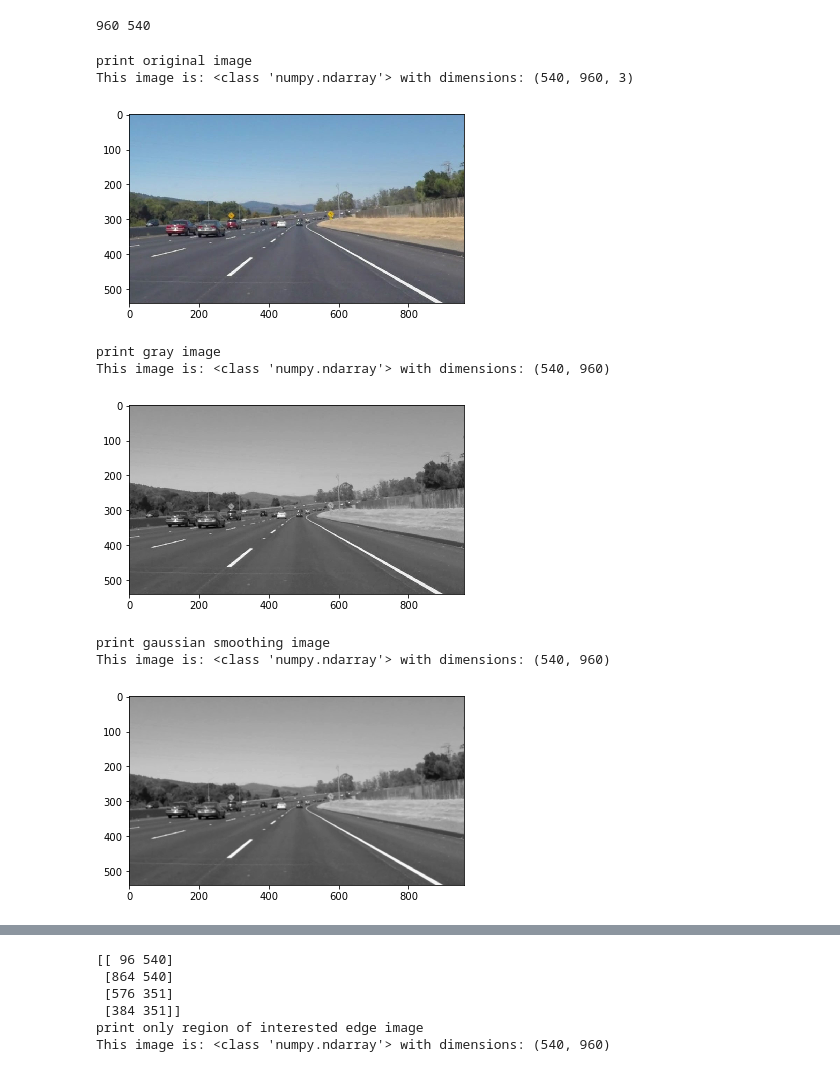
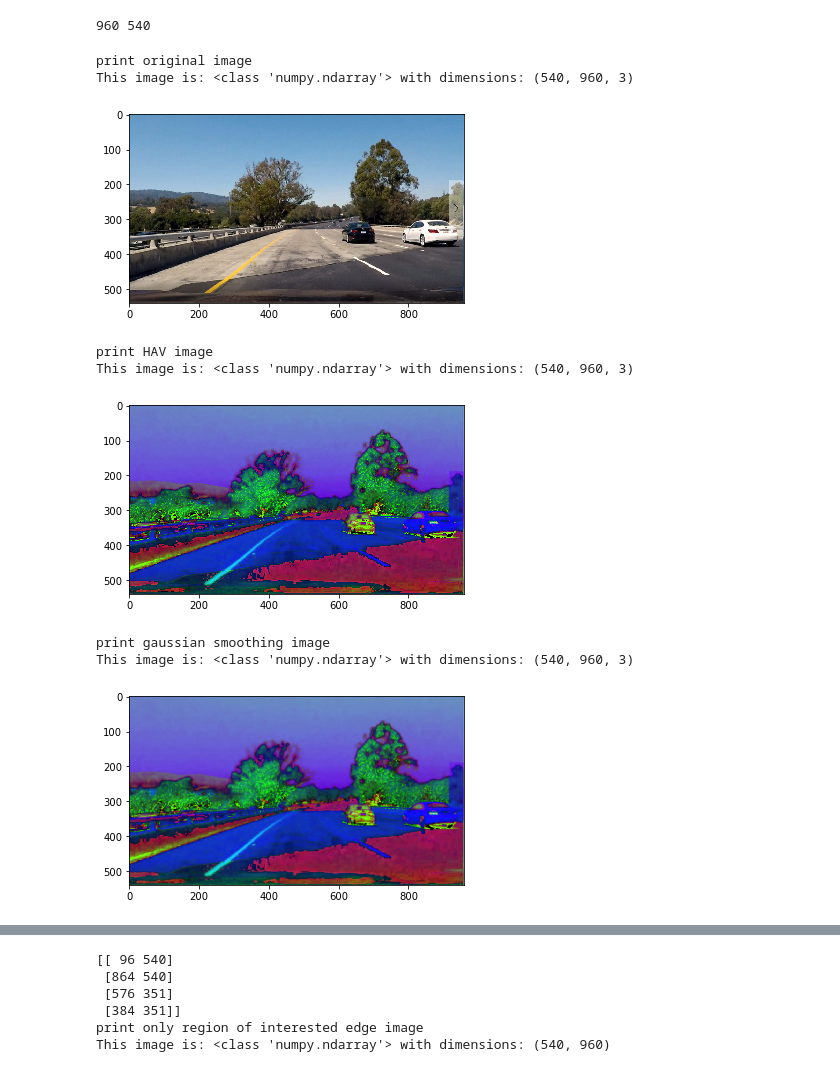
Before and after one commit to chriskcheung/carnd_p1_finding_lane, a Jupyter notebook: P1.ipynb, the cells around one changed output, grey strips where cells are left out. Cells and saved outputs as stored; diff of their text form; code cells hidden in the pictures.

```diff
--- a/P1.ipynb
+++ b/P1.ipynb
@@ -94,13 +94,13 @@ This image is: <class 'numpy.ndarray'> with dimensions: (540, 960, 3)
 Below are some helper functions to help get you started. They should look familiar from the lesson!
 # %%
 #reading in an image
-image = mpimg.imread('test_images/solidWhiteCurve.jpg')
+#image = mpimg.imread('test_images/solidWhiteCurve.jpg')
 #image = mpimg.imread('test_images/solidWhiteRight.jpg')
 #image = mpimg.imread('test_images/solidYellowCurve.jpg')
 #image = mpimg.imread('test_images/solidYellowCurve2.jpg')
 #image = mpimg.imread('test_images/solidYellowLeft.jpg')
 #image = mpimg.imread('test_images/whiteCarLaneSwitch.jpg')
-#image = mpimg.imread('test_images/challenge4.jpg')
+image = mpimg.imread('test_images/challenge4.jpg')
 
 # define parameters
 """
@@ -408,26 +408,26 @@ plotImage(image)
 # %% [output]
 print original image
 This image is: <class 'numpy.ndarray'> with dimensions: (540, 960, 3)
-[figure, old version]
+[figure, new version]
 # %%
 # turn image to gray scale
-grayImage = grayscale(image)
-#grayImage = hsvscale(image)
-print('print gray image')
-plotImage(grayImage,'gray')
+#grayImage = grayscale(image)
+hsvImage = hsvscale(image)
+print('print HAV image')
+plotImage(hsvImage,'gray')
 # %% [output]
-print gray image
-This image is: <class 'numpy.ndarray'> with dimensions: (540, 960)
+print HAV image
+This image is: <class 'numpy.ndarray'> with dimensions: (540, 960, 3)
-[figure, old version]
+[figure, new version]
 # %%
 # apply gaussian smoothing and blurring to reduce noise
 print('print gaussian smoothing image')
-gausImage = gaussian_blur(grayImage, kernelSize)
+gausImage = gaussian_blur(hsvImage, kernelSize)
 plotImage(gausImage,'gray')
 # %% [output]
 print gaussian smoothing image
-This image is: <class 'numpy.ndarray'> with dimensions: (540, 960)
+This image is: <class 'numpy.ndarray'> with dimensions: (540, 960, 3)
-[figure, old version]
+[figure, new version]
 # %%
 # create a Canny Edge image
 edgeImage = canny(gausImage, edgeLoThres, edgeHiThres)
```
Also changed, not shown: parts of 5 cells of this notebook, 26 other files.
